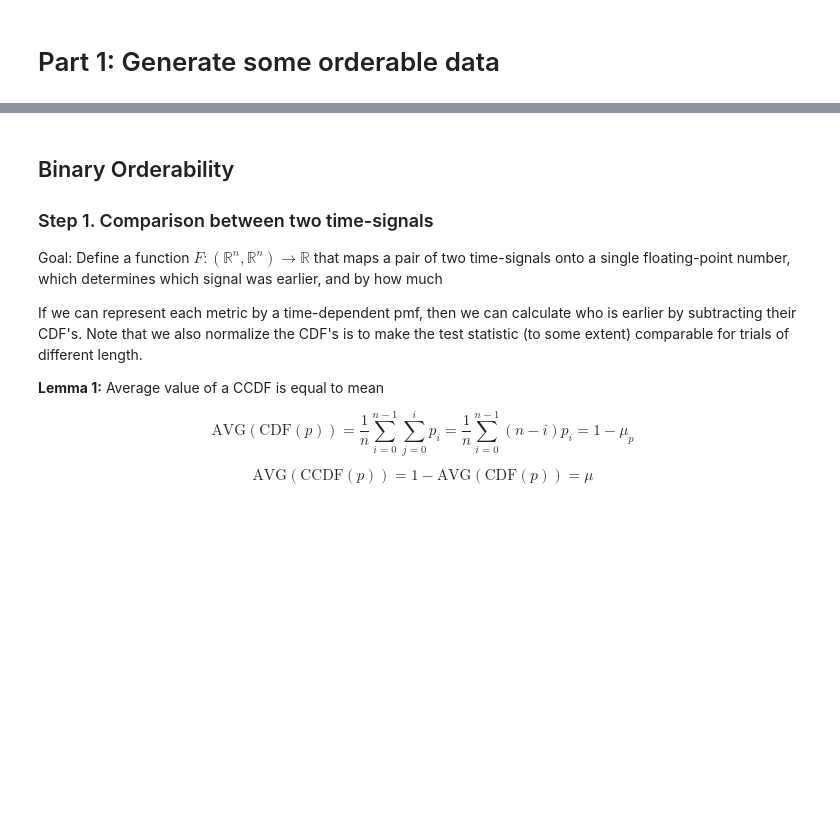
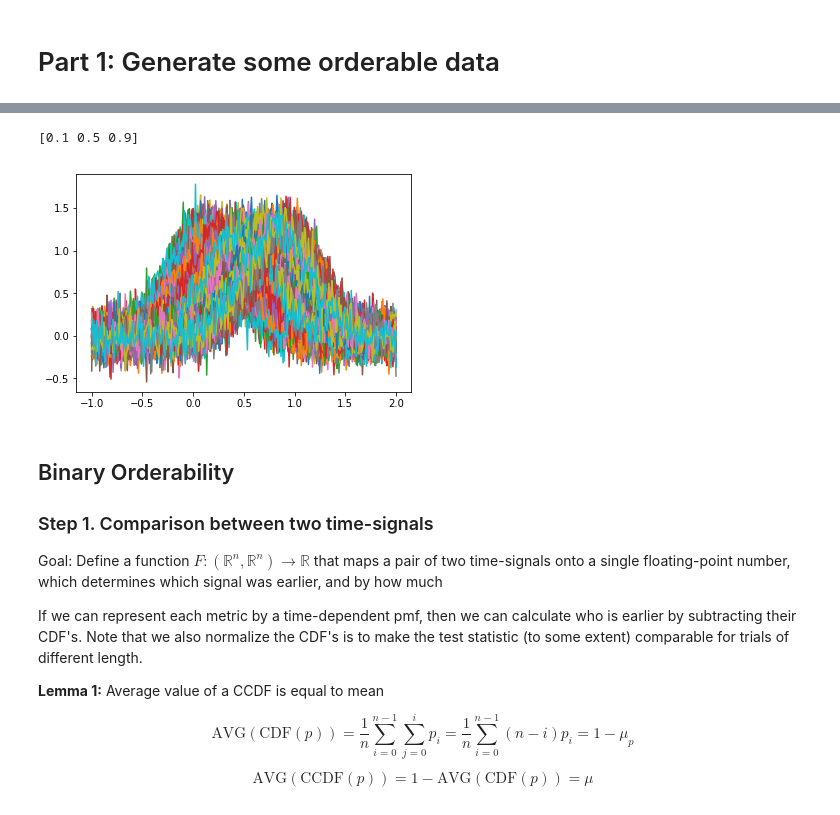
Before and after one commit to HelmchenLabSoftware/mesostat-dev, a Jupyter notebook: examples/fc/example_orderability.ipynb, the cells around one changed output, grey strips where cells are left out. Saved outputs shown, nothing was run; the diff lists cells and outputs as text; code cells hidden in the pictures; blank space fills up the shorter version.

```diff
--- a/examples/fc/example_orderability.ipynb
+++ b/examples/fc/example_orderability.ipynb
@@ -60,2 +79,6 @@ Filtered (mean, std) 29.915079300983738 23.269979384227508
 # %% [markdown]
 # Part 1: Generate some orderable data
+# %%
+nTrials = 100
+nChannels = 40
+nTimes = 300
@@ -116,3 +108,36 @@ resampleMethodsDict = {
+# %%
+nCluster = 3
+clusterMeans = np.linspace(0.1, 0.9, nCluster)
+nNodePerCluster = 30
+nChannels = nNodePerCluster * nCluster
+nTrials = nCluster * nNodePerCluster
+
+data = np.zeros((nTrials, nChannels, nTimes))
+
+print(clusterMeans)
+
+times = np.linspace(-1, 2, nTimes)
+for iCluster in range(nCluster):
+    clusterMean = clusterMeans[iCluster]
+    for iTrial in range(nTrials):
+        for iCellCluster in range(nNodePerCluster):
+            iCell = iCellCluster + nNodePerCluster * iCluster
+
+            cellMean = -1
+            while (cellMean < 0) or (cellMean > 1):
+                cellMean = np.random.normal(clusterMean, 0.1)
+            data[iTrial, iCell] = gau(times - cellMean, 0.1)
+# %% [output]
+[0.1 0.5 0.9]
+# %%
+# Add some noise
+data += np.random.normal(0,0.1,(nTrials, nChannels, nTimes))
+
+plt.figure()
+plt.plot(times, data[0].T)
+plt.show()
+# %% [output]
+[figure, added]
 # %% [markdown]
 ## Binary Orderability
 
```
Also changed, not shown: parts of 10 cells of this notebook, 21 other files.
